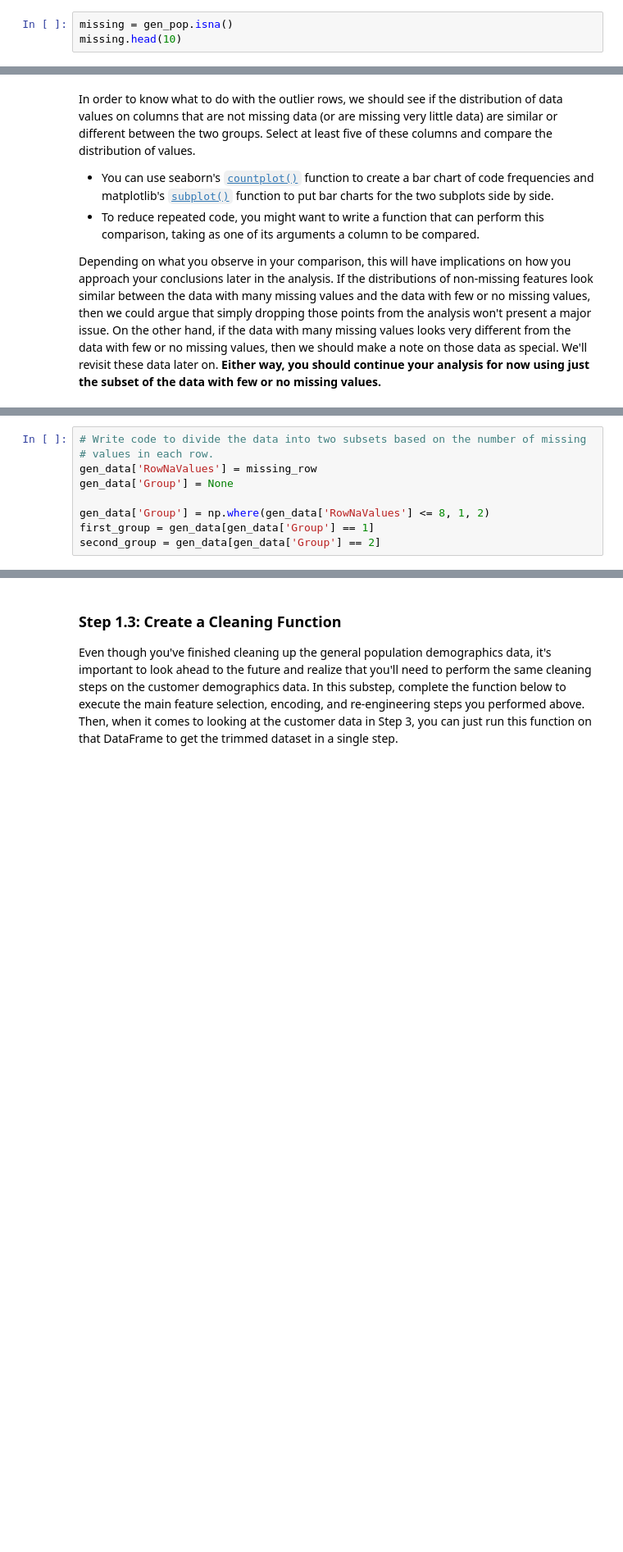
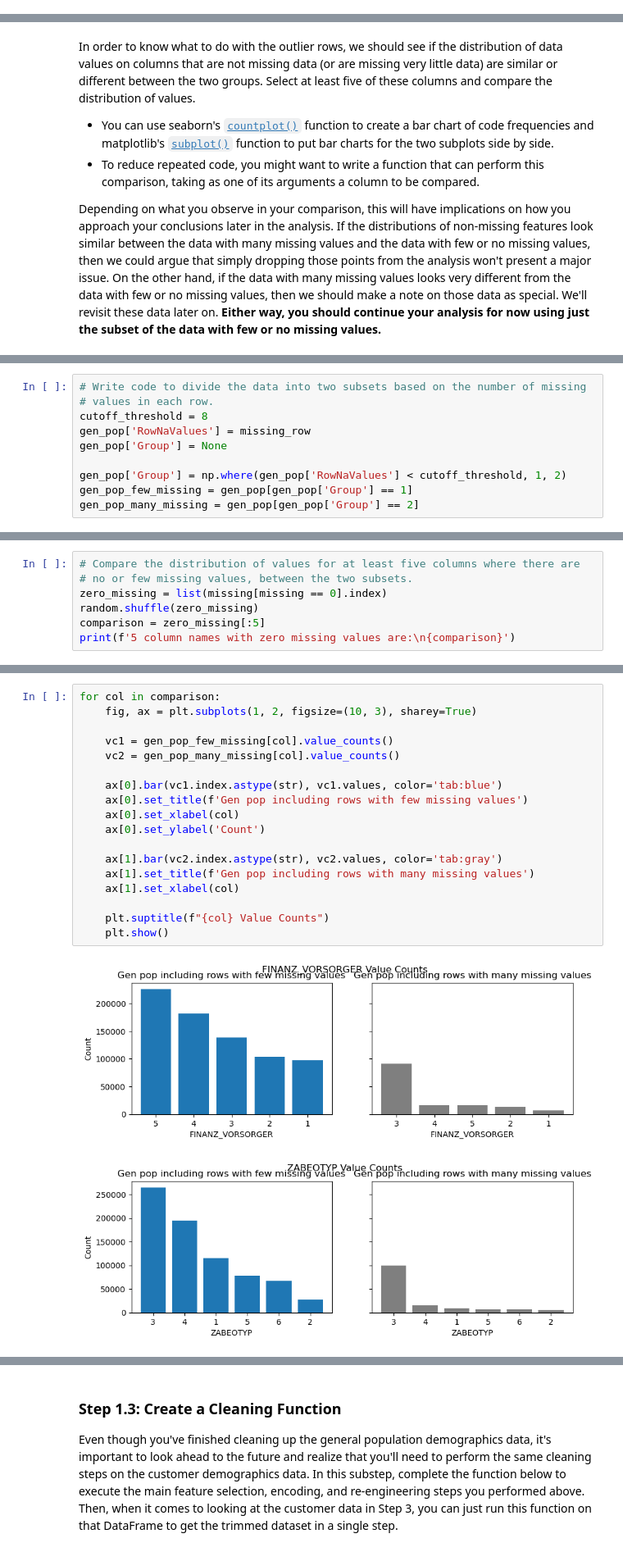
Before and after one commit to rykertracy/Unsupervised_Learning_Project, a Jupyter notebook: Identify_Customer_Segments_Tracy.ipynb, the cells around one changed output, grey strips where cells are left out. Shown at 82% size. Saved outputs shown, nothing was run; the diff lists cells and outputs as text; blank space fills up the shorter version.

```diff
--- a/Identify_Customer_Segments_Tracy.ipynb
+++ b/Identify_Customer_Segments_Tracy.ipynb
@@ -145,3 +145,0 @@ plt.show()
-# %%
-missing = gen_pop.isna()
-missing.head(10)
@@ -190,9 +197,10 @@ plt.show()
 # %%
 # Write code to divide the data into two subsets based on the number of missing
 # values in each row.
-gen_data['RowNaValues'] = missing_row
-gen_data['Group'] = None
+cutoff_threshold = 8
+gen_pop['RowNaValues'] = missing_row
+gen_pop['Group'] = None
 
-gen_data['Group'] = np.where(gen_data['RowNaValues'] <= 8, 1, 2)
-first_group = gen_data[gen_data['Group'] == 1]
-second_group = gen_data[gen_data['Group'] == 2]
+gen_pop['Group'] = np.where(gen_pop['RowNaValues'] < cutoff_threshold, 1, 2)
+gen_pop_few_missing = gen_pop[gen_pop['Group'] == 1]
+gen_pop_many_missing = gen_pop[gen_pop['Group'] == 2]
@@ -222,0 +207,7 @@ plt.show()
+# %%
+# Compare the distribution of values for at least five columns where there are
+# no or few missing values, between the two subsets.
+zero_missing = list(missing[missing == 0].index)
+random.shuffle(zero_missing)
+comparison = zero_missing[:5]
+print(f'5 column names with zero missing values are:\n{comparison}')
@@ -222,0 +217,21 @@ plt.show()
+# %%
+for col in comparison:
+    fig, ax = plt.subplots(1, 2, figsize=(10, 3), sharey=True)
+
+    vc1 = gen_pop_few_missing[col].value_counts()
+    vc2 = gen_pop_many_missing[col].value_counts()
+
+    ax[0].bar(vc1.index.astype(str), vc1.values, color='tab:blue')
+    ax[0].set_title(f'Gen pop including rows with few missing values')
+    ax[0].set_xlabel(col)
+    ax[0].set_ylabel('Count')
+
+    ax[1].bar(vc2.index.astype(str), vc2.values, color='tab:gray')
+    ax[1].set_title(f'Gen pop including rows with many missing values')
+    ax[1].set_xlabel(col)
+
+    plt.suptitle(f"{col} Value Counts")
+    plt.show()
+# %% [output]
+[figure, added]
+[figure, added]
```
Also changed, not shown: parts of 70 cells of this notebook.
